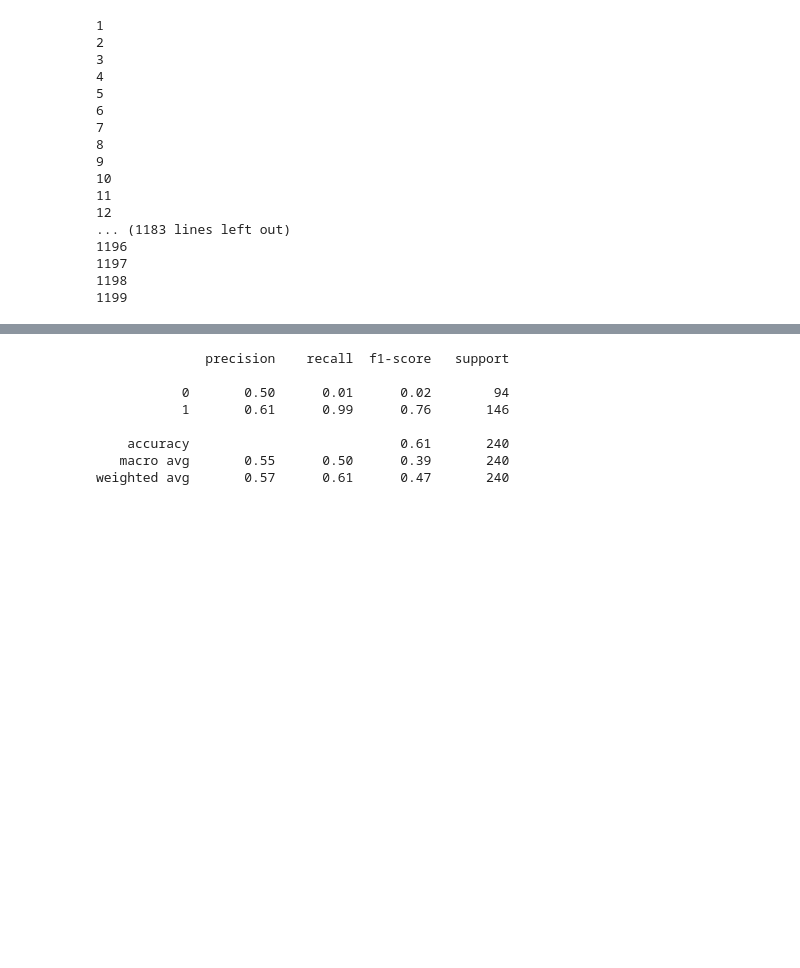
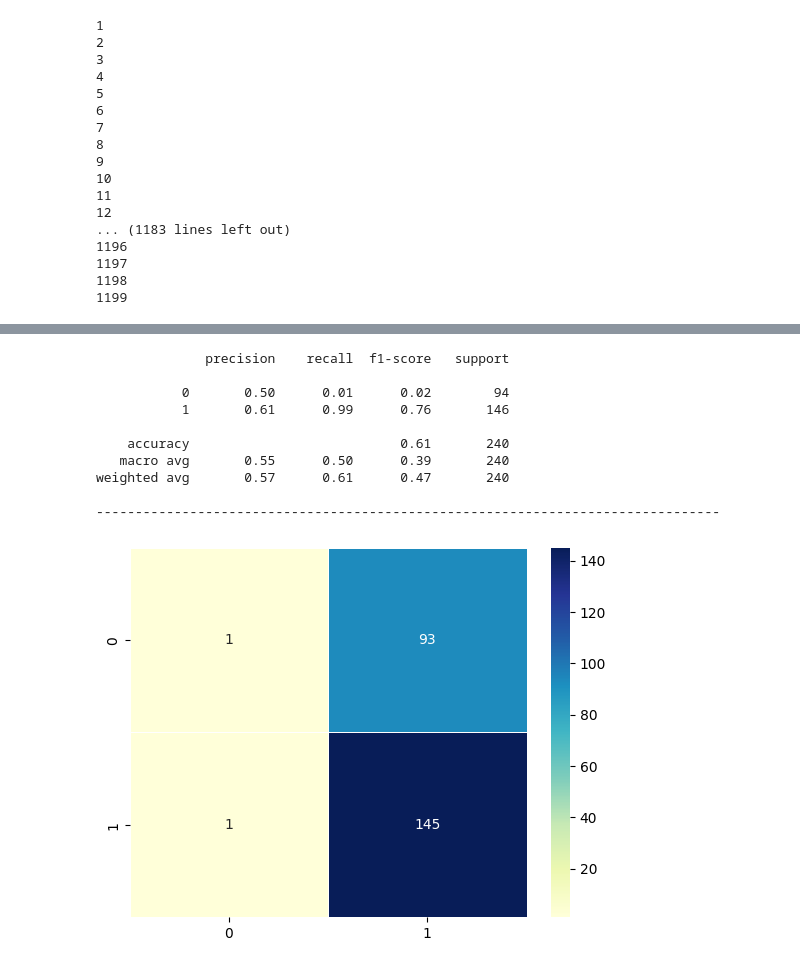
Before and after one commit to Boat84/Capstone-project, a Jupyter notebook: testing_jt.ipynb, the cells around one changed output, grey strips where cells are left out. Saved outputs shown, nothing was run; the diff lists cells and outputs as text; code cells hidden in the pictures; blank space fills up the shorter version.

```diff
--- a/testing_jt.ipynb
+++ b/testing_jt.ipynb
@@ -259,21 +283,29 @@ X = vect.transform(texts)
 # %%
 
 # Step 4: Train-Test Split
 X_train, X_test, y_train, y_test = train_test_split(X, y, test_size=0.2, random_state=42)
 
 # Step 5: Train SVM
 svm = SVC()
 svm.fit(X_train, y_train)
 
 # Step 6: Evaluate the Model
 y_pred = svm.predict(X_test)
 print(classification_report(y_test, y_pred))
+
+print("--------"*10)
+
+cm = confusion_matrix(y_test, y_pred)
+sns.heatmap(cm, cmap='YlGnBu', annot=True, fmt='d', linewidths=.5);
 # %% [output]
               precision    recall  f1-score   support
 
            0       0.50      0.01      0.02        94
            1       0.61      0.99      0.76       146
 
     accuracy                           0.61       240
    macro avg       0.55      0.50      0.39       240
 weighted avg       0.57      0.61      0.47       240
+
+--------------------------------------------------------------------------------
+[figure, added]
```
Also changed, not shown: parts of 18 cells of this notebook, 1 other file.
